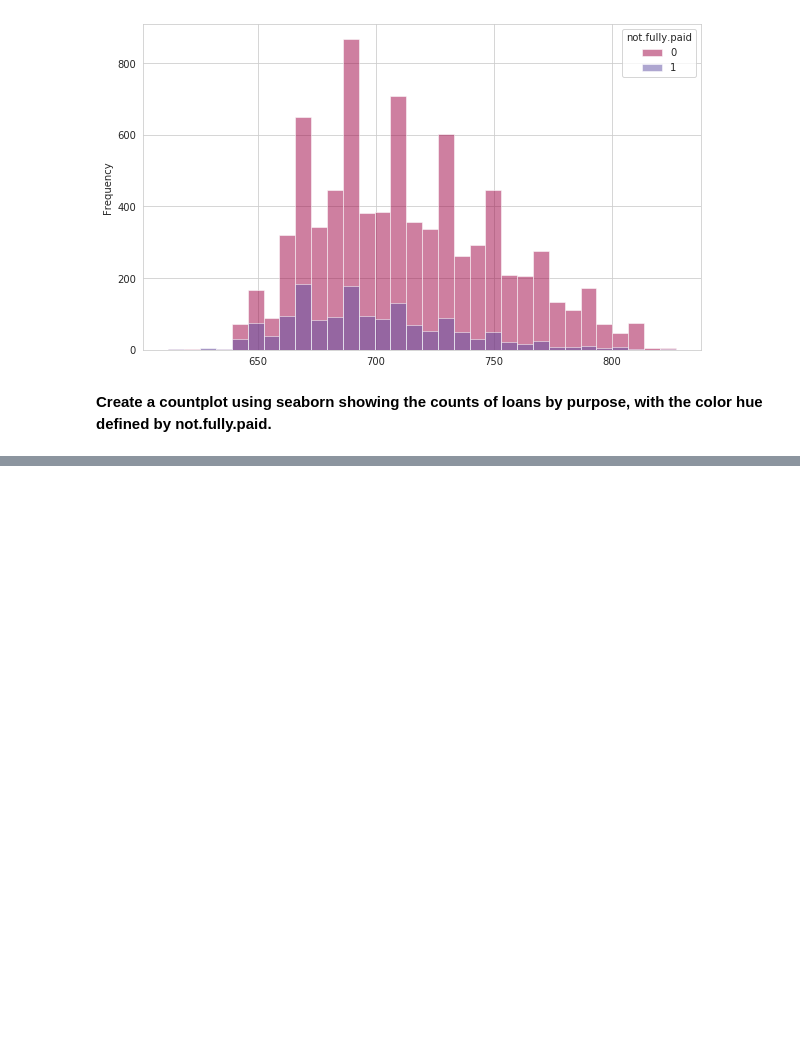
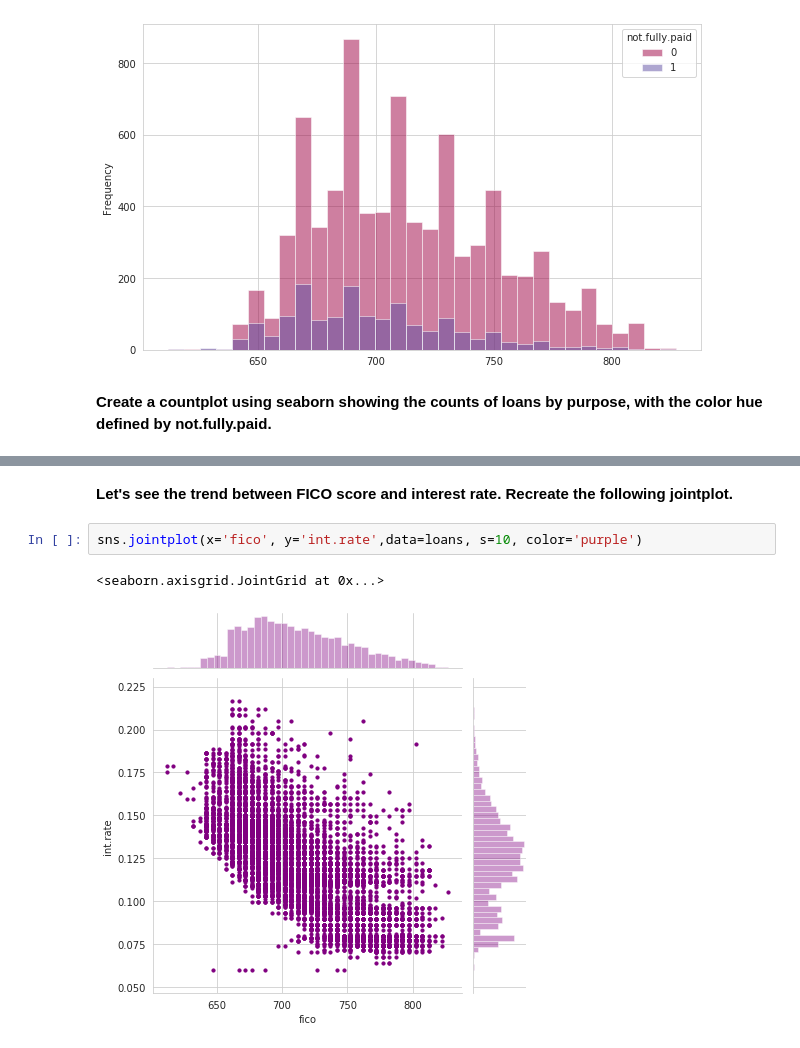
Before and after one commit to GkouskosV/Python-for-Data-Science-and-Machine-Learning-Bootcamp, a Jupyter notebook: Machine_Learning_Sections/DecisionTrees_and_RandomForests/LendingClub_RandomForest_Project.ipynb, the cells around one changed output, grey strips where cells are left out. Cells and saved outputs as stored; diff of their text form; blank space fills up the shorter version.

```diff
--- a/Machine_Learning_Sections/DecisionTrees_and_RandomForests/LendingClub_RandomForest_Project.ipynb
+++ b/Machine_Learning_Sections/DecisionTrees_and_RandomForests/LendingClub_RandomForest_Project.ipynb
@@ -119,0 +126,7 @@ loans.pivot_table(values='fico', columns='not.fully.paid', index=loans.index).pl
+# %% [markdown]
+**Let's see the trend between FICO score and interest rate. Recreate the following jointplot.**
+# %%
+sns.jointplot(x='fico', y='int.rate',data=loans, s=10, color='purple')
+# %% [output]
+<seaborn.axisgrid.JointGrid at 0x...>
+[figure, added]
```
Also changed, not shown: parts of 33 cells of this notebook.
